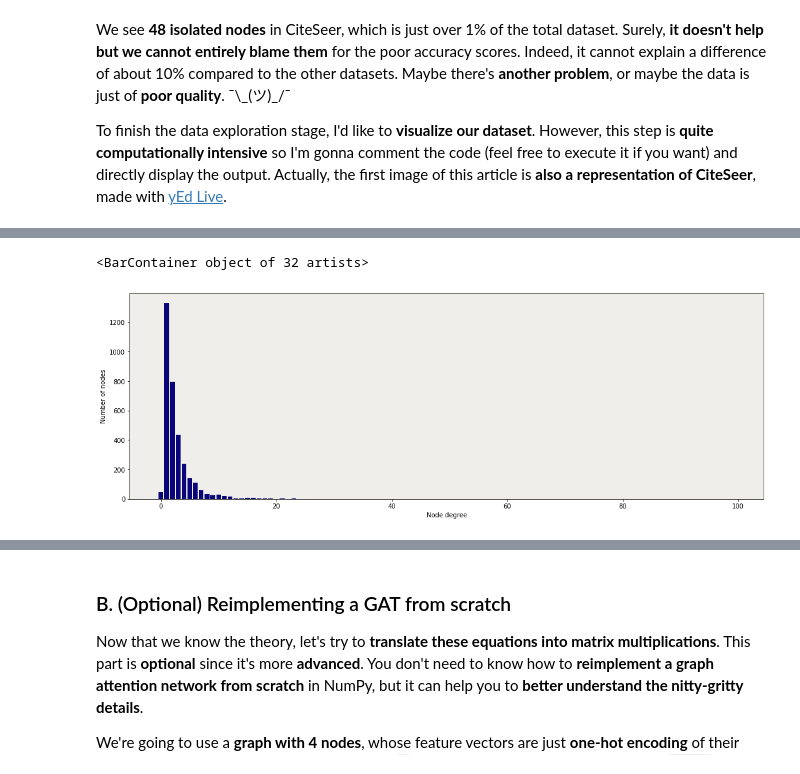
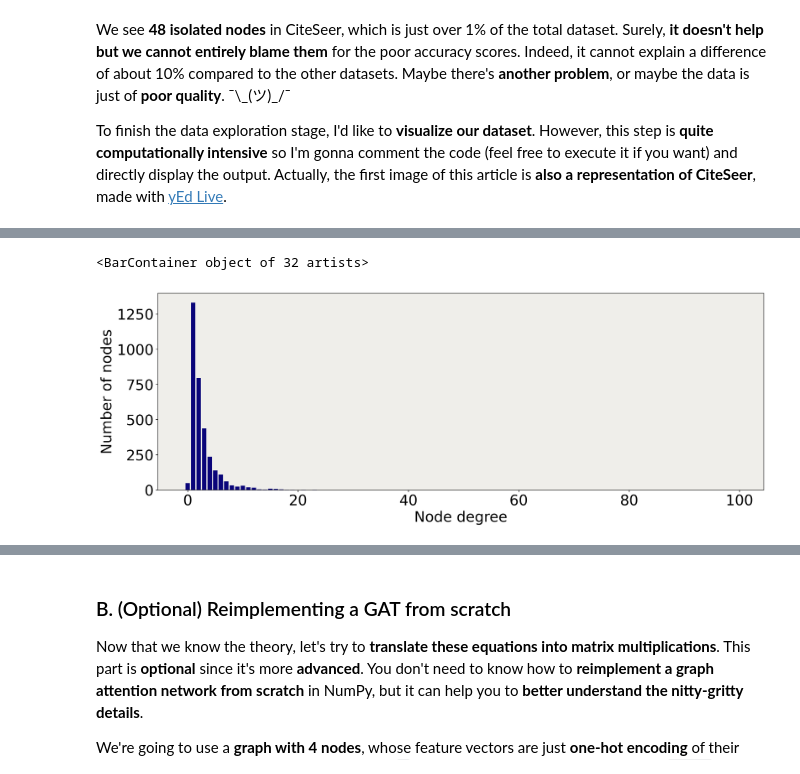
Before and after one commit to smile304/-event-driven-microservices, a Jupyter notebook: _notebooks/2022-03-09-Self_Attention_Explained_Improving_GNNs_with_Attention.ipynb, the cells around one changed output, grey strips where cells are left out. Cells and saved outputs as stored; diff of their text form; code cells hidden in the pictures.

```diff
--- a/_notebooks/2022-03-09-Self_Attention_Explained_Improving_GNNs_with_Attention.ipynb
+++ b/_notebooks/2022-03-09-Self_Attention_Explained_Improving_GNNs_with_Attention.ipynb
@@ -35,8 +35,6 @@ np.random.seed(0)
 import networkx as nx
 from sklearn.manifold import TSNE
 import matplotlib.pyplot as plt
-plt.rcParams['figure.dpi'] = 300
-plt.rcParams.update({'font.size': 18})
 # %% [markdown]
 ## 🌐 I. Graph data
 
@@ -135,24 +133,26 @@ The graph gives us information about the **number of connections of each node**.
 # %%
 from torch_geometric.utils import degree
 from collections import Counter
+plt.rcParams['figure.dpi'] = 300
+plt.rcParams.update({'font.size': 24})
 
 # Get list of degrees for each node
 degrees = degree(data.edge_index[0]).numpy()
 
 # Count the number of nodes for each degree
 numbers = Counter(degrees)
 
 # Bar plot
 fig, ax = plt.subplots(figsize=(18, 6))
 ax.set_xlabel('Node degree')
 ax.set_ylabel('Number of nodes')
 ax.set_facecolor('#EFEEEA')
 plt.bar(numbers.keys(),
         numbers.values(),
         color='#0A047A')
 # %% [output]
 <BarContainer object of 32 artists>
-[figure, old version]
+[figure, new version]
 # %% [markdown]
 We see that most nodes have **1 or 2 neighbors**: this is not a lot! Hopefully, it will be **enough** for our GAT to get good results...
 
```
Also changed, not shown: parts of 6 cells of this notebook, 1 other file.
